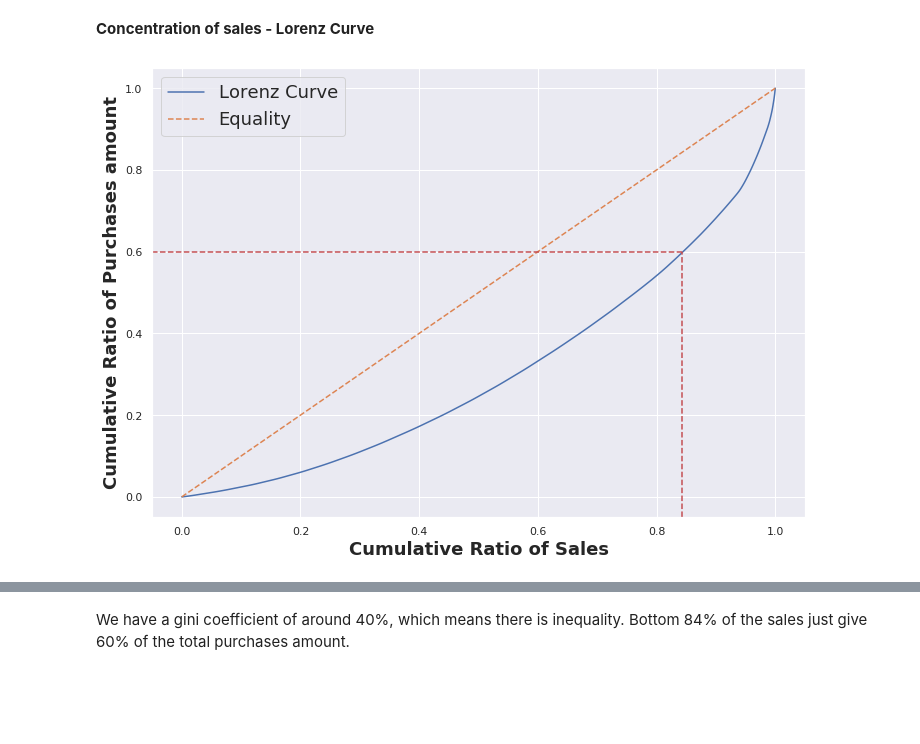
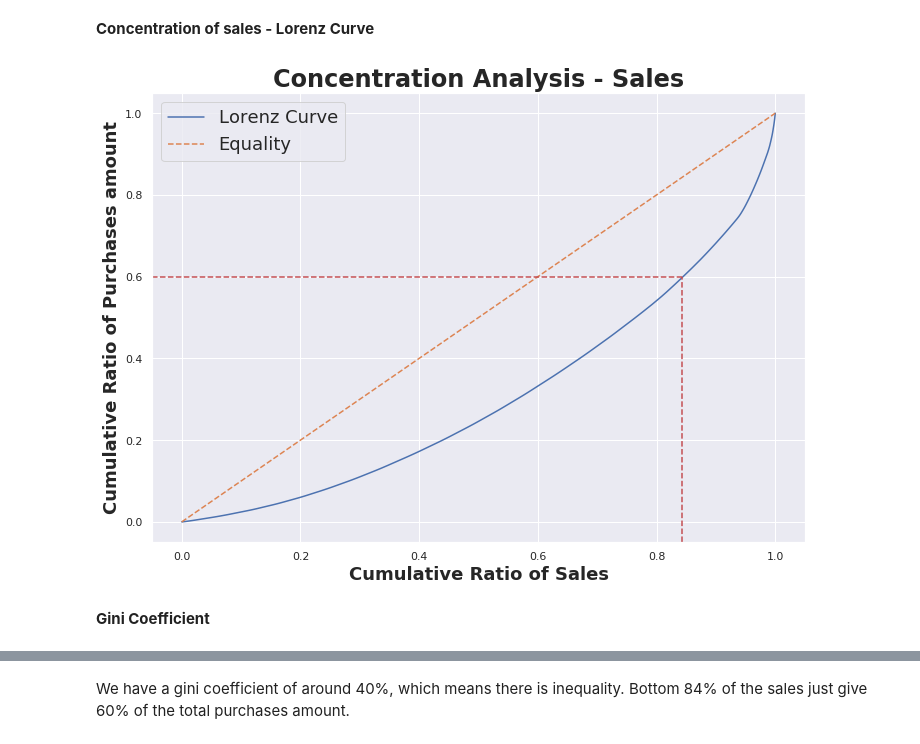
Before and after one commit to furawa/OC_data_analyst_projects, a Jupyter notebook: 02_analyze_company_sales/analyze_company_sales.ipynb, the cells around one changed output, grey strips where cells are left out. Drawn from its saved outputs; the diff is of its cells as text; code cells hidden in the pictures; blank space fills up the shorter version.

```diff
--- a/02_analyze_company_sales/analyze_company_sales.ipynb
+++ b/02_analyze_company_sales/analyze_company_sales.ipynb
@@ -720,19 +720,21 @@ All the days of the week have almost the same amount of purchases, so there is n
 # %%
 # Plot the lorenz curve
 n = len(sales_clean.price) #size of the sample
 lorenz = np.cumsum(np.sort(sales_clean.price) / sales_clean.price.sum()) #result will be an array
 lorenz = np.append([0], lorenz) #values of the y axis on the curve, the curve will begin at 0
 
 # plt.axes().axis("equal") #x and y axis will have the same length
 xaxis = np.linspace(-1/n, 1+1/n, n+1) #values of the x axis on the curve
 plt.plot(xaxis, lorenz, drawstyle = "steps-post")
 plt.plot(xaxis, xaxis, linestyle="--") #Plot the 1st bissector
 plt.ylabel("Cumulative Ratio of Purchases amount", fontsize = 18, fontweight = "bold")
 plt.xlabel("Cumulative Ratio of Sales", fontsize = 18, fontweight = "bold")
 plt.legend(["Lorenz Curve", "Equality"], loc = "upper left", fontsize = 18)
 plt.axvline(0.843, ymax = 0.59, linestyle = "--", color = "r")
 plt.axhline(0.6, xmax = 0.813, linestyle = "--", color = "r")
-plt.axvline?
+plt.title("Concentration Analysis - Sales", fontsize = 24, fontweight = "bold");
 # %% [output]
-[figure, old version]
+[figure, new version]
+# %% [markdown]
+**Gini Coefficient**
 # %%
```
Also changed, not shown: parts of 10 cells of this notebook.
